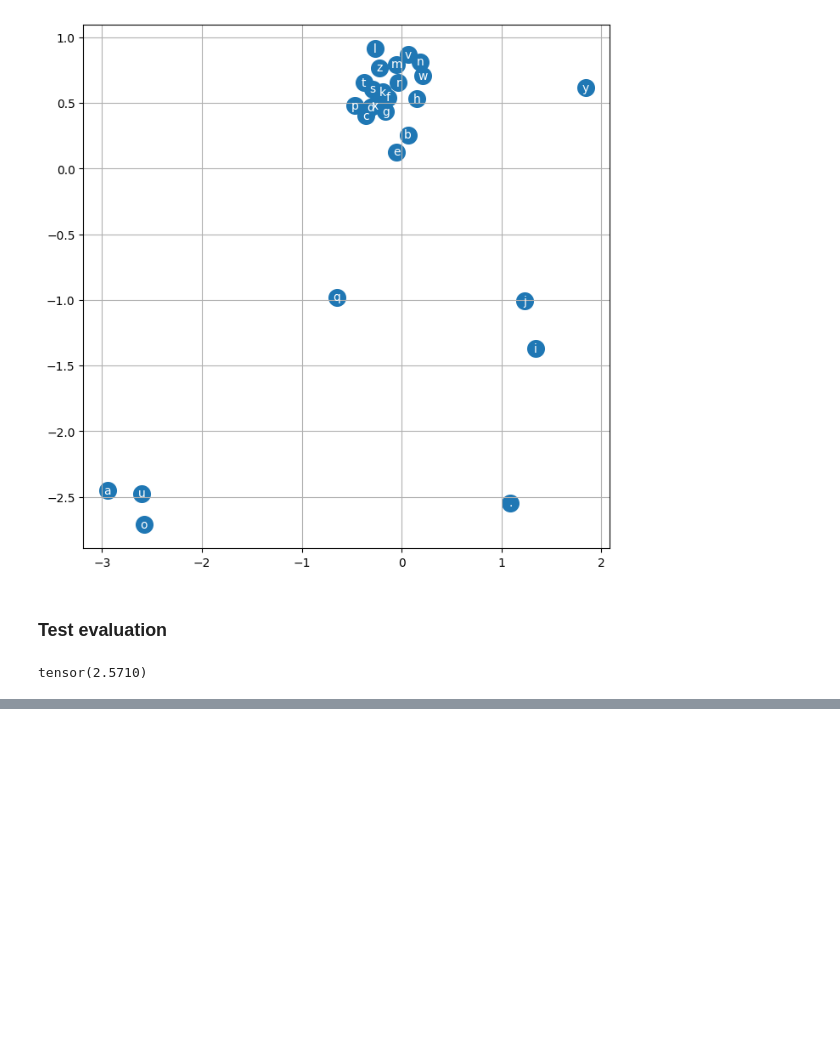
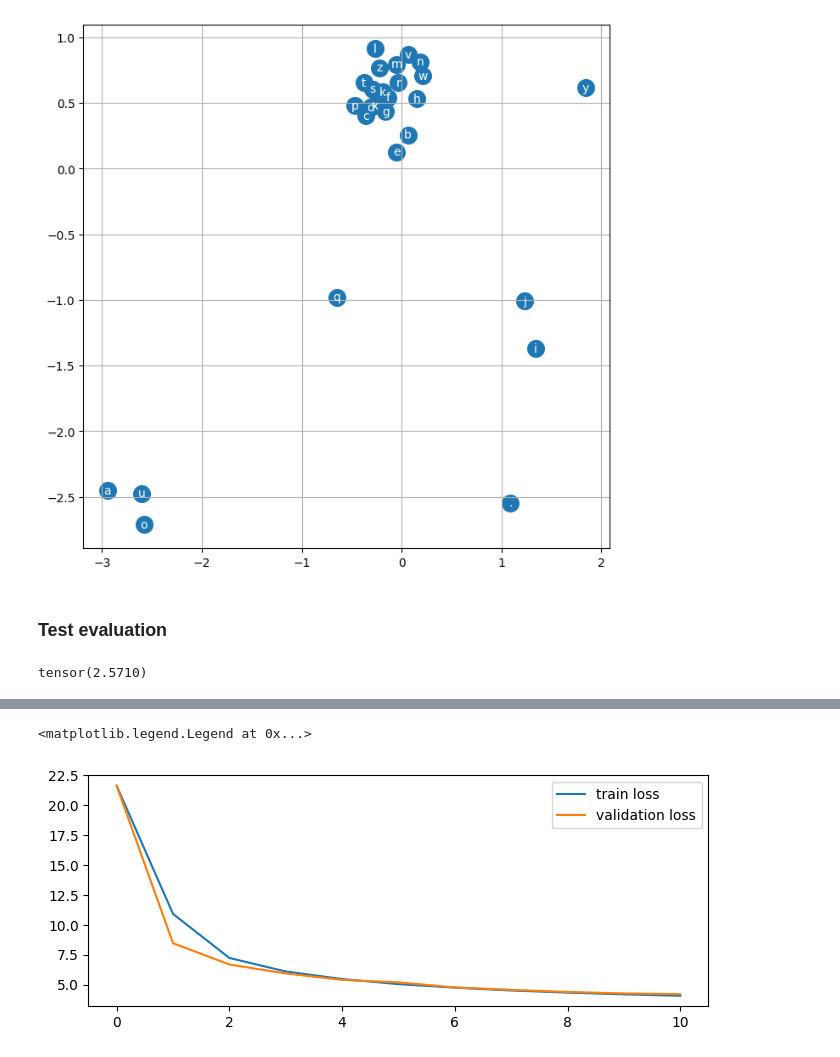
Before and after one commit to ReemBer/makemore-tutorial, a Jupyter notebook: MLP.ipynb, the cells around one changed output, grey strips where cells are left out. Drawn from its saved outputs; the diff is of its cells as text; code cells hidden in the pictures; blank space fills up the shorter version.

Commit message:
- add pyTorch-like classes - add and train MLP with 5 linear layers

```diff
--- a/MLP.ipynb
+++ b/MLP.ipynb
@@ -287,0 +399,35 @@ tensor(2.5710)
+# %%
+def train2(model, train_dataset, val_dataset, epoches, batch_size, optimizer):
+    train_loss, val_loss = [], []
+    for epoch in range(epoches):
+        train_dataset.reshuffle()
+        cur_losses = []
+        while not train_dataset.is_processed():
+            mini_batch_X, mini_batch_y = train_dataset.get_mini_batch(batch_size, device)
+            logits = model(mini_batch_X)
+            loss = F.cross_entropy(logits, mini_batch_y)
+            cur_losses.append(loss.item())
+            model.zero_grad()
+            loss.backward()
+            optimizer.step()
+        cur_avg_train_loss = sum(cur_losses) / len(cur_losses)
+        cur_val_loss = F.cross_entropy(model(val_dataset.X), val_dataset.y).item()
+        print(f'{epoch=}: {cur_avg_train_loss=}, {cur_val_loss=}')
+        train_loss.append(cur_avg_train_loss)
+        val_loss.append(cur_val_loss)
+    return train_loss, val_loss
+# %%
+g = torch.Generator(device=device).manual_seed(7877)
+
+train_ds = TensorDataset(train_X, train_y)
+val_ds   = TensorDataset(val_X, val_y, device)
+
+model = MultiLayerPerceptron(vocab_size, block_size, n_emb=2, n_hidden=128, device=device, gen=g)
+lr_provider = ConstatntLr(1e-3)
+optimizer   = SgdOptimizer(model.parameters(), lr_provider)
+
+init_t_loss = F.cross_entropy(model(train_X.to(device)), train_y.to(device)).item()
+init_v_loss = F.cross_entropy(model(val_X.to(device)), val_y.to(device)).item()
+t_loss, v_loss = train2(model, train_ds, val_ds, epoches=10, batch_size=32, optimizer=optimizer)
+t_loss = [init_t_loss] + t_loss
+v_loss = [init_v_loss] + v_loss
@@ -287,0 +445,8 @@ tensor(2.5710)
+# %%
+plt.figure(figsize=(8,3))
+plt.plot(np.array(t_loss), label = 'train loss')
+plt.plot(np.array(v_loss), label = 'validation loss')
+plt.legend()
+# %% [output]
+<matplotlib.legend.Legend at 0x...>
+[figure, added]
```
Also changed, not shown: parts of 5 cells of this notebook.
